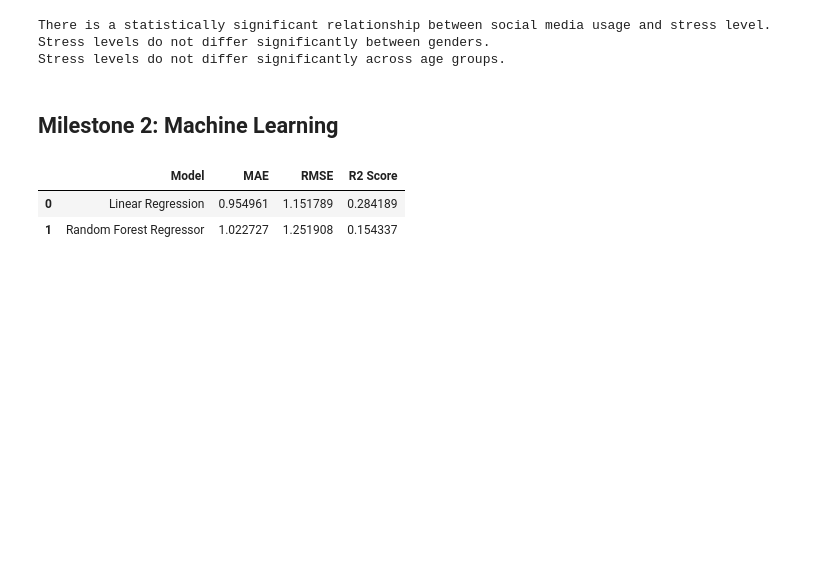
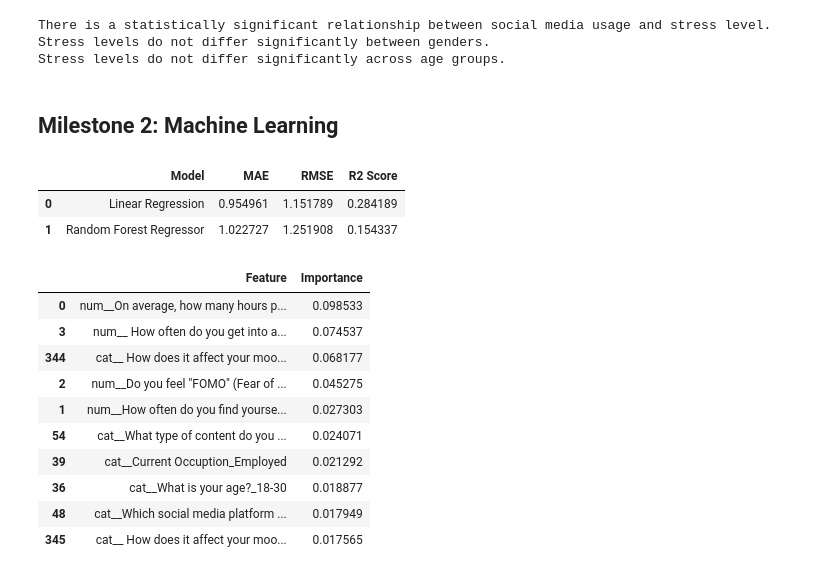
Before and after one commit to Deniz-28/Dsa210, a Jupyter notebook: dsa.ipynb, the cells around one changed output. Drawn from its saved outputs; the diff is of its cells as text; code cells hidden in the pictures; blank space fills up the shorter version.

```diff
--- a/dsa.ipynb
+++ b/dsa.ipynb
@@ -290,3 +261,26 @@ results_df
 |  | Model | MAE | RMSE | R2 Score |
 | 0 | Linear Regression | 0.954961 | 1.151789 | 0.284189 |
 | 1 | Random Forest Regressor | 1.022727 | 1.251908 | 0.154337 |
+# %%
+best_model = Pipeline(steps=[("preprocessor", preprocessor),("model", RandomForestRegressor(random_state=42))])
+
+best_model.fit(X_train, y_train)
+
+feature_names = best_model.named_steps["preprocessor"].get_feature_names_out()
+importances = best_model.named_steps["model"].feature_importances_
+
+importance_df = pd.DataFrame({"Feature": feature_names,"Importance": importances}).sort_values(by="Importance", ascending=False)
+
+importance_df.head(10)
+# %% [output]
+|  | Feature | Importance |
+| 0 | num__On average, how many hours p... | 0.098533 |
+| 3 | num__ How often do you get into a... | 0.074537 |
+| 344 | cat__ How does it affect your moo... | 0.068177 |
+| 2 | num__Do you feel "FOMO" (Fear of ... | 0.045275 |
+| 1 | num__How often do you find yourse... | 0.027303 |
+| 54 | cat__What type of content do you ... | 0.024071 |
+| 39 | cat__Current Occuption_Employed | 0.021292 |
+| 36 | cat__What is your age?_18-30 | 0.018877 |
+| 48 | cat__Which social media platform ... | 0.017949 |
+| 345 | cat__ How does it affect your moo... | 0.017565 |
```
Also changed, not shown: parts of 2 cells of this notebook.
